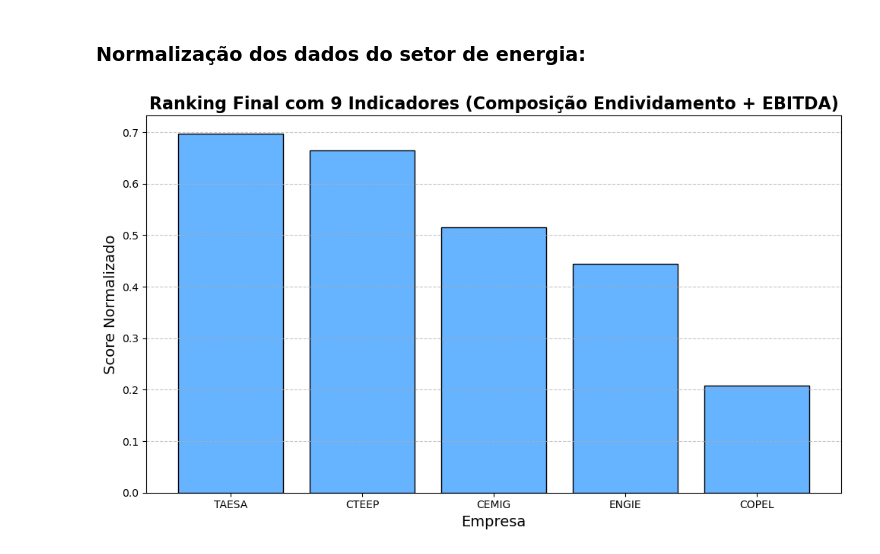
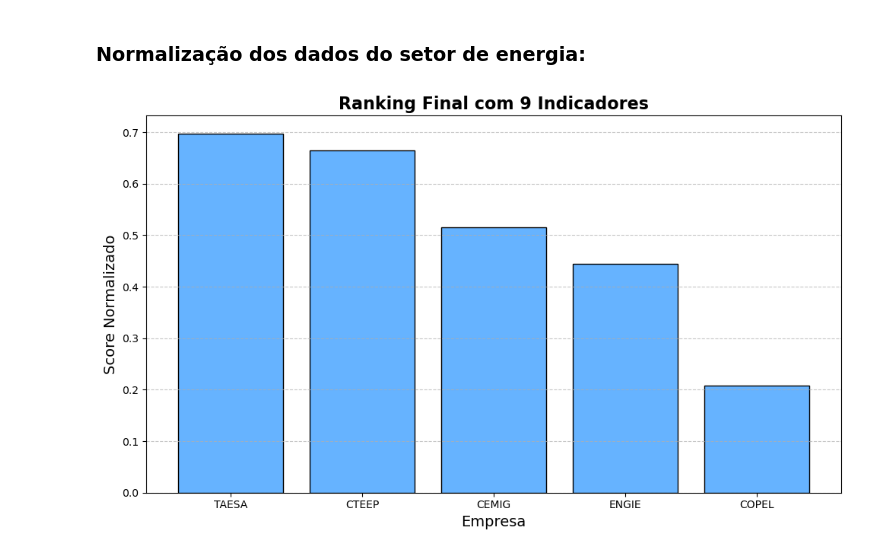
Before and after one commit to isabwllyrr/analise-empresas-imobiliarias, a Jupyter notebook: saladeacoes.ipynb, the cells around one changed output. Saved outputs shown, nothing was run; the diff lists cells and outputs as text; code cells hidden in the pictures.

Commit message:
Update saladeacoes.ipynb
reescrevendo o titulo do gráfico do ranking do setor de energia.

```diff
--- a/saladeacoes.ipynb
+++ b/saladeacoes.ipynb
@@ -1162,12 +1162,12 @@ df_ranked.insert(0, 'Posição', range(1, len(df_ranked) + 1))
 # %%
 # Atualização do gráfico com EBITDA
 fig, ax = plt.subplots(figsize=(10, 6))
 ax.bar(df_ranked['Empresa'], df_ranked['Score Final'], color='#66b3ff', edgecolor='black')
-ax.set_title('Ranking Final com 9 Indicadores (Composição Endividamento + EBITDA)', fontsize=16, fontweight='bold')
+ax.set_title('Ranking Final com 9 Indicadores', fontsize=16, fontweight='bold')
 ax.set_xlabel('Empresa', fontsize=14)
 ax.set_ylabel('Score Normalizado', fontsize=14)
 ax.grid(axis='y', linestyle='--', alpha=0.7)
 plt.tight_layout()
 plt.show()
 # %% [output]
-[figure, old version]
+[figure, new version]
```
